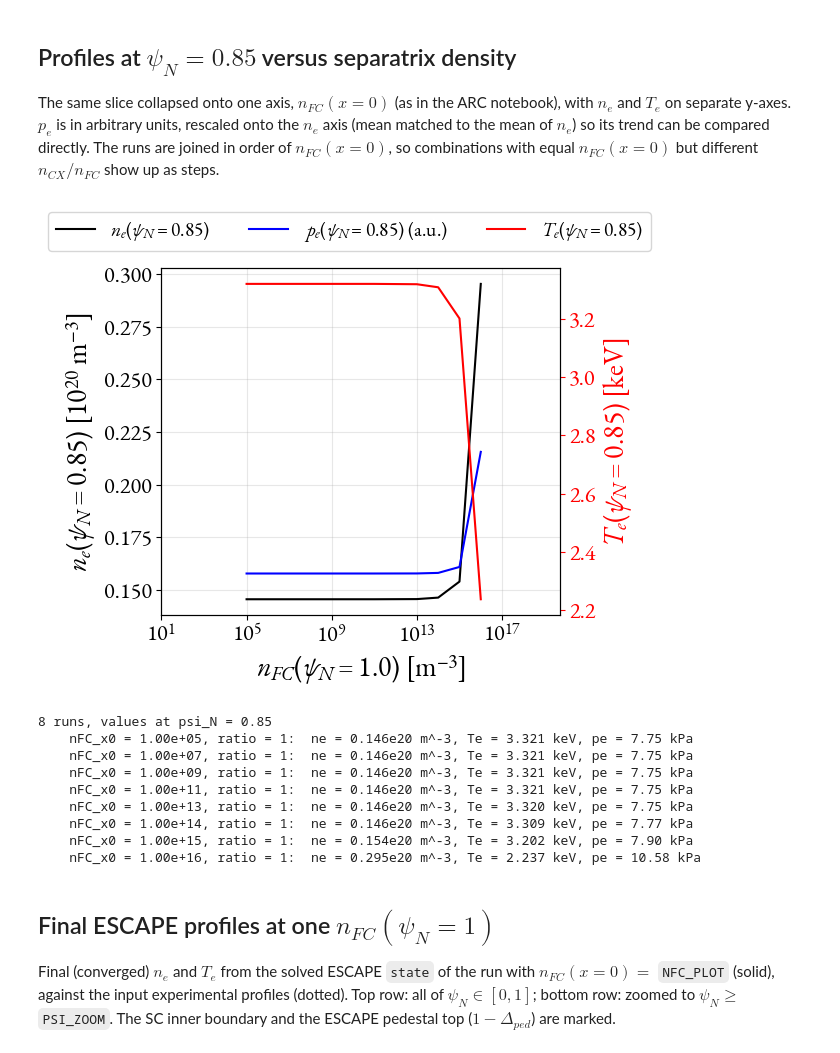
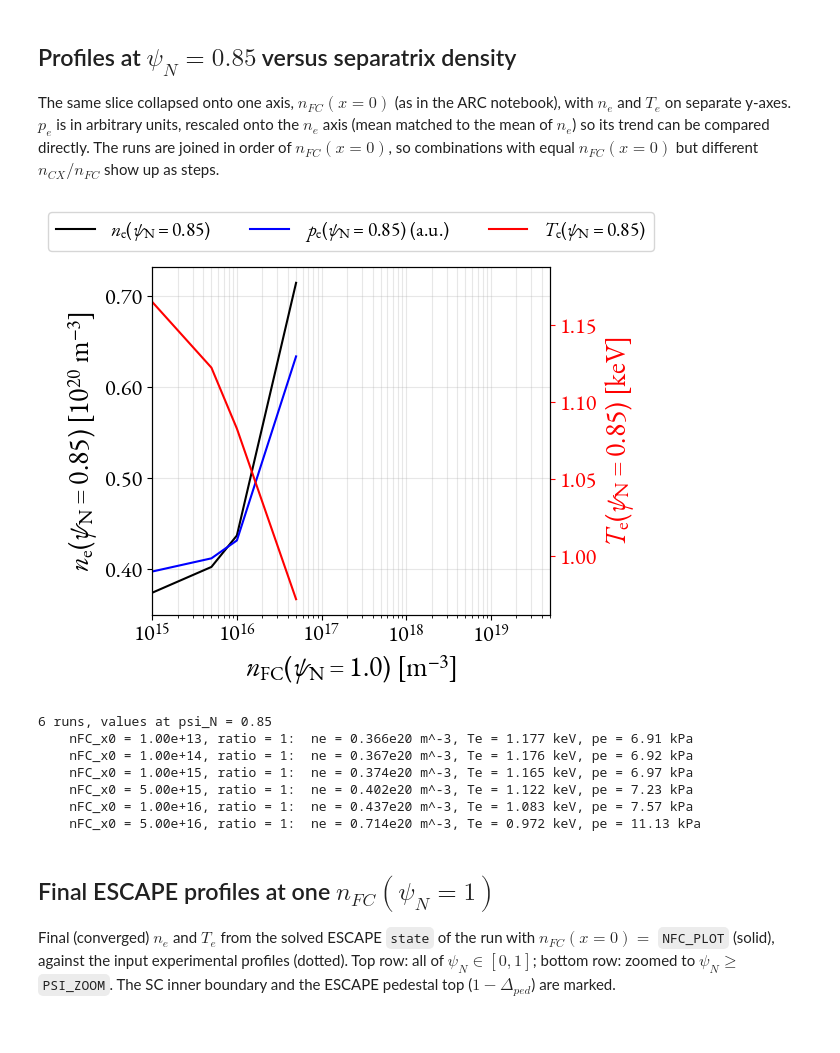
Before and after one commit to jlabbate15/ESCAPE, a Jupyter notebook: examples/device_prediction/DIII-D/plot_densfp_compare.ipynb, the cells around one changed output. Drawn from its saved outputs; the diff is of its cells as text; code cells hidden in the pictures.

```diff
--- a/examples/device_prediction/DIII-D/plot_densfp_compare.ipynb
+++ b/examples/device_prediction/DIII-D/plot_densfp_compare.ipynb
@@ -28,7 +28,7 @@ from pathlib import Path
 # Layout written by scan_SCfp_ESCAPE_DIIID.py:
 #   <scan>/<equil_tag>/neouter<j>_fp<i>/{out_dict,failed}.npy
 #   <scan>/<equil_tag>/neouter<j>_fp<i>/ne_and_Te_iter_<k>.npy
-SCAN_DIR = Path('outputs/DIIIDSnyder_ESCAPE_3Dscipyinner_neutralscan1')
+SCAN_DIR = Path('outputs/DIIIDSnyder_ESCAPE_1Dscipyinner_neutralscan_fullset')
 
 # Equilibrium (sub-directory of SCAN_DIR) to plot. None auto-picks the one with
 # the most solved runs.
@@ -270,6 +282,7 @@ compared directly. The runs are joined in order of $n_{FC}(x=0)$, so combination
 with equal $n_{FC}(x=0)$ but different $n_{CX}/n_{FC}$ show up as steps.
 # %%
 from matplotlib import font_manager
+from matplotlib.ticker import FormatStrFormatter
 
 def n_sep_x0(r):
     # x-axis: nFC(x=0) (as in the ARC notebook)
@@ -296,51 +309,52 @@ at = [values_at_psi(r, PSI_EVAL) for r in sep_runs]
 ne_sep = np.array([v['ne'] for v in at])
 Te_sep = np.array([v['Te'] for v in at])
 pe_sep = np.array([v['p'] for v in at])
 
 # p_e in arbitrary units, placed on the n_e axis
 pe_au = pe_sep * ne_sep.mean() / pe_sep.mean()
 
 with plt.rc_context(GARAMOND_RC):
     fig, ax = plt.subplots(figsize=(6, 5))
     ax2 = ax.twinx()
 
-    ax.plot(nsep, ne_sep, '-', color='k', label=rf'$n_e(\psi_N={PSI_EVAL})$')
-    ax.plot(nsep, pe_au, '-', color='b', label=rf'$p_e(\psi_N={PSI_EVAL})$ (a.u.)')
-    ax2.plot(nsep, Te_sep, '-', color='r', label=rf'$T_e(\psi_N={PSI_EVAL})$')
+    ax.plot(nsep, ne_sep, '-', color='k', label=rf'$n_\mathrm{{e}}(\psi_\mathrm{{N}}={PSI_EVAL})$')
+    ax.plot(nsep, pe_au, '-', color='b', label=rf'$p_\mathrm{{e}}(\psi_\mathrm{{N}}={PSI_EVAL})$ (a.u.)')
+    ax2.plot(nsep, Te_sep, '-', color='r', label=rf'$T_\mathrm{{e}}(\psi_\mathrm{{N}}={PSI_EVAL})$')
 
     ax.set_xscale('log')
-    ax.set_xlabel(r'$n_{FC}(\psi_N = 1.0)$ [m$^{-3}$]', fontsize=fs)
-    ax.set_ylabel(rf'$n_e(\psi_N={PSI_EVAL})$ [$10^{{20}}$ m$^{{-3}}$]', fontsize=fs)
-    ax2.set_ylabel(rf'$T_e(\psi_N={PSI_EVAL})$ [keV]', color='r', fontsize=fs)
+    ax.set_xlabel(r'$n_\mathrm{FC}(\psi_\mathrm{N} = 1.0)$ [m$^{-3}$]', fontsize=fs)
+    ax.set_ylabel(rf'$n_\mathrm{{e}}(\psi_\mathrm{{N}}={PSI_EVAL})$ [$10^{{20}}$ m$^{{-3}}$]', fontsize=fs)
+    ax2.set_ylabel(rf'$T_\mathrm{{e}}(\psi_\mathrm{{N}}={PSI_EVAL})$ [keV]', color='r', fontsize=fs)
     ax2.tick_params(axis='y', colors='r', labelsize=fs-4)
     ax.tick_params(axis='x', labelsize=fs-4)
     ax.tick_params(axis='y', labelsize=fs-4)
+    ax.yaxis.set_major_formatter(FormatStrFormatter('%.2f'))
+    ax2.yaxis.set_major_formatter(FormatStrFormatter('%.2f'))
 
     ax.grid(alpha=0.3, which='both')
 
     h1, l1 = ax.get_legend_handles_labels()
     h2, l2 = ax2.get_legend_handles_labels()
     fig.legend(h1 + h2, l1 + l2, loc='upper center', bbox_to_anchor=(0.5, 1.0), ncol=3, fontsize=fs-6)
-    ax.set_xlim(1e1, 5e19)
+    ax.set_xlim(1e15, 5e19)
+    ax.set_xticks([1e15, 1e16, 1e17, 1e18, 1e19])
     fig.tight_layout(rect=(0, 0, 1, 0.9))
-    fig.savefig(f'densfp_compare_{EQUIL_TAG}.png')
+    fig.savefig(f'densfp_compare_{EQUIL_TAG}_DIIID.png',dpi=600)
     plt.show()
 
 print(f'{len(sep_runs)} runs, values at psi_N = {PSI_EVAL}')
 for r, v in zip(sep_runs, at):
     print(f"    nFC_x0 = {par(r, 'nFC_x0'):.2e}, ratio = {par(r, 'ncx_x0_ratio'):g}:  "
           f"ne = {v['ne']:.3f}e20 m^-3, Te = {v['Te']:.3f} keV, pe = {v['p']:.2f} kPa")
 # %% [output]
-[figure, old version]
+[figure, new version]
-8 runs, values at psi_N = 0.85
-    nFC_x0 = 1.00e+05, ratio = 1:  ne = 0.146e20 m^-3, Te = 3.321 keV, pe = 7.75 kPa
-    nFC_x0 = 1.00e+07, ratio = 1:  ne = 0.146e20 m^-3, Te = 3.321 keV, pe = 7.75 kPa
-    nFC_x0 = 1.00e+09, ratio = 1:  ne = 0.146e20 m^-3, Te = 3.321 keV, pe = 7.75 kPa
-    nFC_x0 = 1.00e+11, ratio = 1:  ne = 0.146e20 m^-3, Te = 3.321 keV, pe = 7.75 kPa
-    nFC_x0 = 1.00e+13, ratio = 1:  ne = 0.146e20 m^-3, Te = 3.320 keV, pe = 7.75 kPa
-    nFC_x0 = 1.00e+14, ratio = 1:  ne = 0.146e20 m^-3, Te = 3.309 keV, pe = 7.77 kPa
-    nFC_x0 = 1.00e+15, ratio = 1:  ne = 0.154e20 m^-3, Te = 3.202 keV, pe = 7.90 kPa
-    nFC_x0 = 1.00e+16, ratio = 1:  ne = 0.295e20 m^-3, Te = 2.237 keV, pe = 10.58 kPa
+6 runs, values at psi_N = 0.85
+    nFC_x0 = 1.00e+13, ratio = 1:  ne = 0.366e20 m^-3, Te = 1.177 keV, pe = 6.91 kPa
+    nFC_x0 = 1.00e+14, ratio = 1:  ne = 0.367e20 m^-3, Te = 1.176 keV, pe = 6.92 kPa
+    nFC_x0 = 1.00e+15, ratio = 1:  ne = 0.374e20 m^-3, Te = 1.165 keV, pe = 6.97 kPa
+    nFC_x0 = 5.00e+15, ratio = 1:  ne = 0.402e20 m^-3, Te = 1.122 keV, pe = 7.23 kPa
+    nFC_x0 = 1.00e+16, ratio = 1:  ne = 0.437e20 m^-3, Te = 1.083 keV, pe = 7.57 kPa
+    nFC_x0 = 5.00e+16, ratio = 1:  ne = 0.714e20 m^-3, Te = 0.972 keV, pe = 11.13 kPa
 # %% [markdown]
 ## Final ESCAPE profiles at one $n_{FC}(\psi_N = 1)$
 
```
Also changed, not shown: parts of 5 cells of this notebook, 10 other files.
